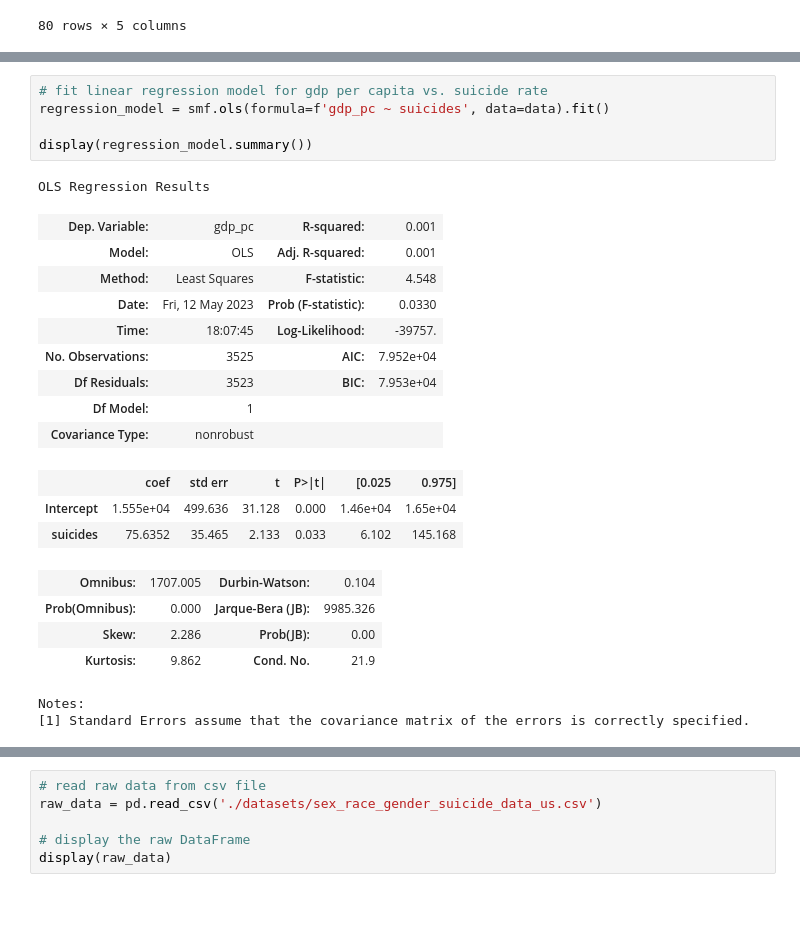
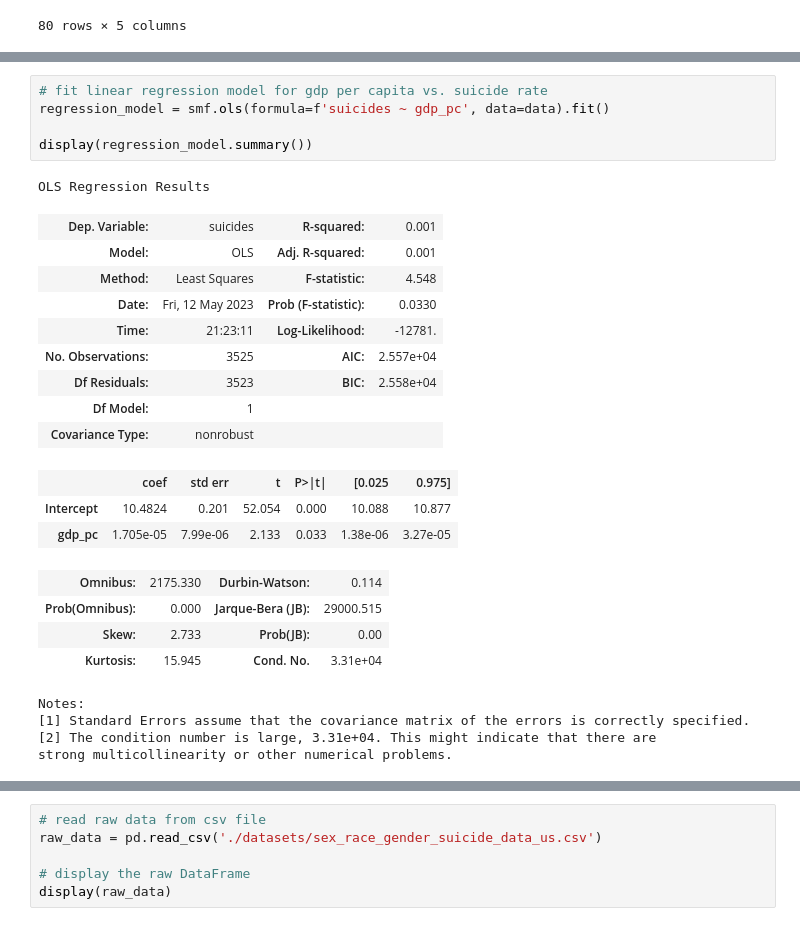
Before and after one commit to wadoodbutt/wadoodbutt.github.io, a Jupyter notebook: final_tutorial.ipynb, the cells around one changed output, grey strips where cells are left out. Saved outputs shown, nothing was run; the diff lists cells and outputs as text.

```diff
--- a/final_tutorial.ipynb
+++ b/final_tutorial.ipynb
@@ -160,27 +160,29 @@ print(splot)
 [figure]
 # %%
 # fit linear regression model for gdp per capita vs. suicide rate
-regression_model = smf.ols(formula=f'gdp_pc ~ suicides', data=data).fit()
+regression_model = smf.ols(formula=f'suicides ~ gdp_pc', data=data).fit()
 
 display(regression_model.summary())
 # %% [output]
 OLS Regression Results
-| Dep. Variable: | gdp_pc | R-squared: | 0.001 |
+| Dep. Variable: | suicides | R-squared: | 0.001 |
 | Model: | OLS | Adj. R-squared: | 0.001 |
 | Method: | Least Squares | F-statistic: | 4.548 |
 | Date: | Fri, 12 May 2023 | Prob (F-statistic): | 0.0330 |
-| Time: | 18:07:45 | Log-Likelihood: | -39757. |
-| No. Observations: | 3525 | AIC: | 7.952e+04 |
-| Df Residuals: | 3523 | BIC: | 7.953e+04 |
+| Time: | 21:23:11 | Log-Likelihood: | -12781. |
+| No. Observations: | 3525 | AIC: | 2.557e+04 |
+| Df Residuals: | 3523 | BIC: | 2.558e+04 |
 | Df Model: | 1 |  |  |
 | Covariance Type: | nonrobust |  |  |
 |  | coef | std err | t | P>|t| | [0.025 | 0.975] |
-| Intercept | 1.555e+04 | 499.636 | 31.128 | 0.000 | 1.46e+04 | 1.65e+04 |
-| suicides | 75.6352 | 35.465 | 2.133 | 0.033 | 6.102 | 145.168 |
+| Intercept | 10.4824 | 0.201 | 52.054 | 0.000 | 10.088 | 10.877 |
+| gdp_pc | 1.705e-05 | 7.99e-06 | 2.133 | 0.033 | 1.38e-06 | 3.27e-05 |
-| Omnibus: | 1707.005 | Durbin-Watson: | 0.104 |
-| Prob(Omnibus): | 0.000 | Jarque-Bera (JB): | 9985.326 |
-| Skew: | 2.286 | Prob(JB): | 0.00 |
-| Kurtosis: | 9.862 | Cond. No. | 21.9 |
+| Omnibus: | 2175.330 | Durbin-Watson: | 0.114 |
+| Prob(Omnibus): | 0.000 | Jarque-Bera (JB): | 29000.515 |
+| Skew: | 2.733 | Prob(JB): | 0.00 |
+| Kurtosis: | 15.945 | Cond. No. | 3.31e+04 |
 Notes:
 [1] Standard Errors assume that the covariance matrix of the errors is correctly specified.
+[2] The condition number is large, 3.31e+04. This might indicate that there are
+strong multicollinearity or other numerical problems.
 # %%
```
Also changed, not shown: parts of 12 cells of this notebook.
